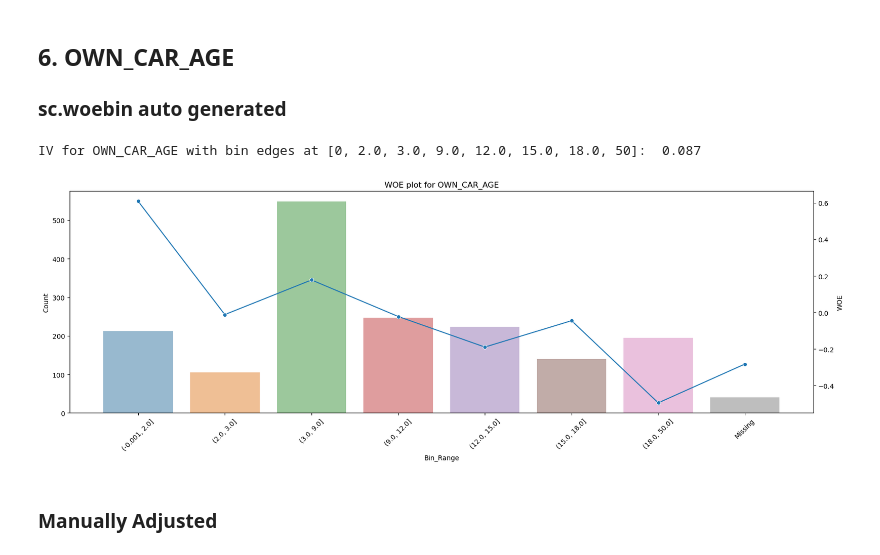
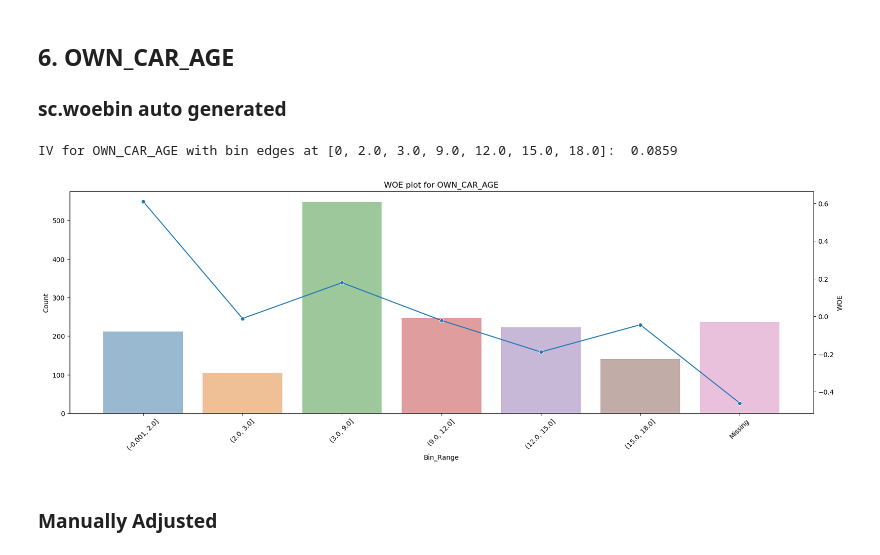
Before and after one commit to traveltheworldwithaflaskoftea/FA_Project, a Jupyter notebook: shiting_draft6.ipynb, the cells around one changed output. Saved outputs shown, nothing was run; the diff lists cells and outputs as text; code cells hidden in the pictures.

```diff
--- a/shiting_draft6.ipynb
+++ b/shiting_draft6.ipynb
@@ -948,18 +947,18 @@ IV for DAYS_ID_PUBLISH with bin edges at [-3600, -3200, -1200, -900, -600, 0]:
 # %%
 # 35  OWN_CAR_AGE   [-inf,2.0)    60.0
 # 36  OWN_CAR_AGE    [2.0,3.0)    85.0
 # 37  OWN_CAR_AGE    [3.0,9.0)    55.0
 # 38  OWN_CAR_AGE   [9.0,12.0)    66.0
 # 39  OWN_CAR_AGE  [12.0,15.0)    38.0
 # 40  OWN_CAR_AGE  [15.0,18.0)    69.0
 # 41  OWN_CAR_AGE   [18.0,inf)    40.0,
 
 #sc.woebin IV value is:  0.191977
 
-woe_iv_bin_edges(stronger_df_filtered_forsc, 'OWN_CAR_AGE', bin_edges= [ 0, 2.0, 3.0, 9.0, 12.0, 15.0, 18.0, 50], show_woe=True)
+woe_iv_bin_edges(stronger_df_filtered_forsc, 'OWN_CAR_AGE', bin_edges= [ 0, 2.0, 3.0, 9.0, 12.0, 15.0, 18.0], show_woe=True)
 # %% [output]
-IV for OWN_CAR_AGE with bin edges at [0, 2.0, 3.0, 9.0, 12.0, 15.0, 18.0, 50]:  0.087
+IV for OWN_CAR_AGE with bin edges at [0, 2.0, 3.0, 9.0, 12.0, 15.0, 18.0]:  0.0859
-[figure, old version]
+[figure, new version]
 # %% [markdown]
 ### Manually Adjusted
 # %%
```
Also changed, not shown: parts of 19 cells of this notebook.
